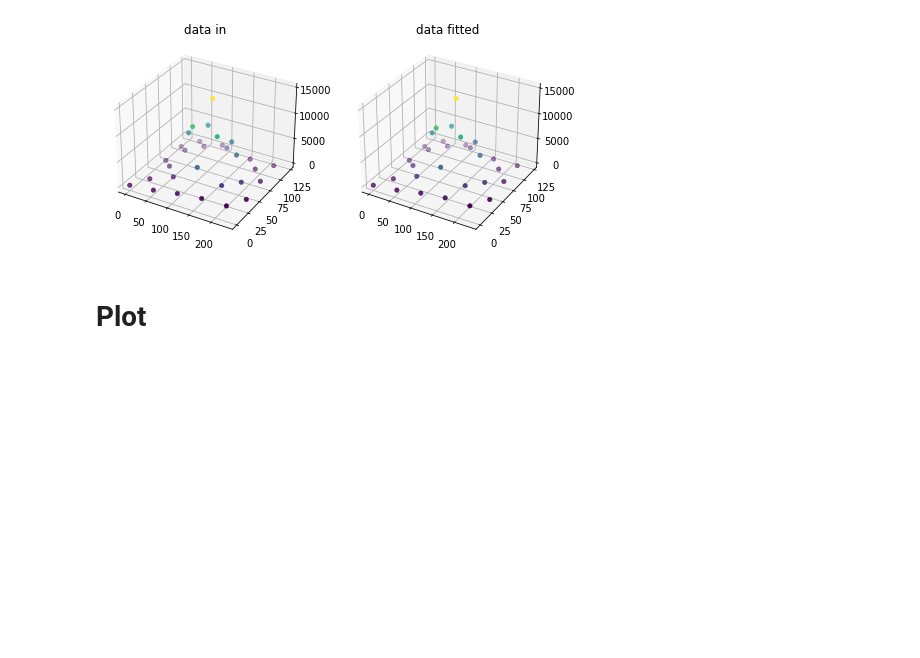
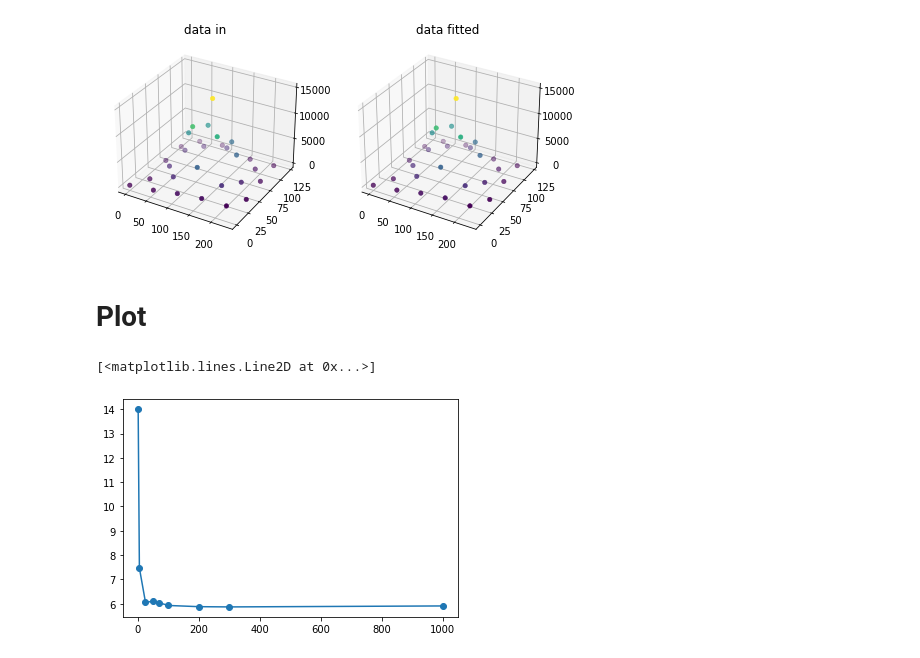
Before and after one commit to claryguru/BA_epics_camera, a Jupyter notebook: Jupiter/Sample_Test.ipynb, the cells around one changed output. Cells and saved outputs as stored; diff of their text form; code cells hidden in the pictures; blank space fills up the shorter version.

```diff
--- a/Jupiter/Sample_Test.ipynb
+++ b/Jupiter/Sample_Test.ipynb
@@ -186,9 +186,10 @@ dif: 4749.0
 # %% [markdown]
 # Plot
 # %%
-result = [[1000,5.91],
-          [300,5.87],
-          [200,5.88],
-          [100,5.93],
-          [70,6.04],
-          [50,6.1]
+result_y = [5.91, 5.87, 5.88, 5.93, 6.04, 6.1, 6.06, 7.47, 14]
+result_x =[1000, 300, 200, 100, 70, 50, 25, 5, 1]
+
+plt.plot(result_x, result_y, '-o')
+# %% [output]
+[<matplotlib.lines.Line2D at 0x...>]
+[figure, added]
```
Also changed, not shown: parts of 1 cell of this notebook, 6 other files.
